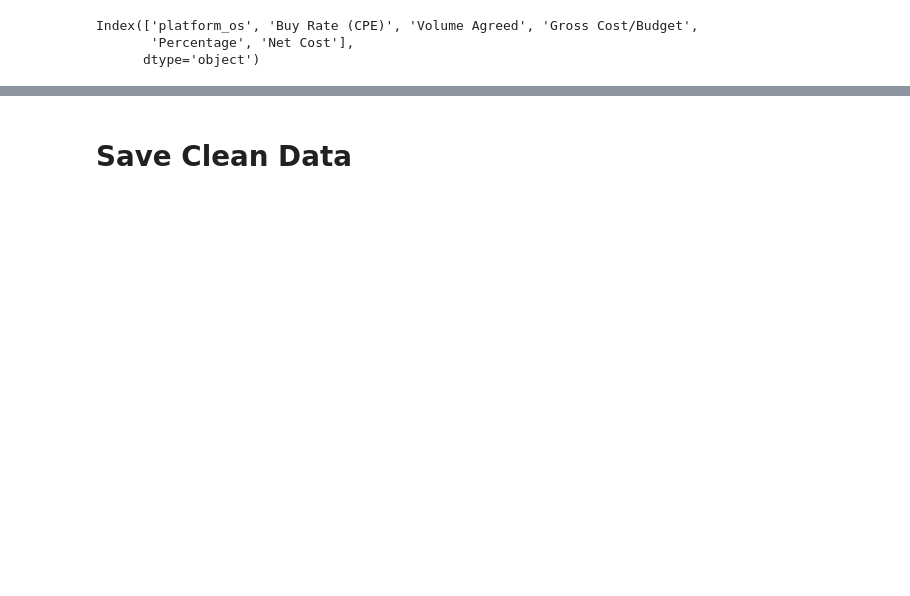
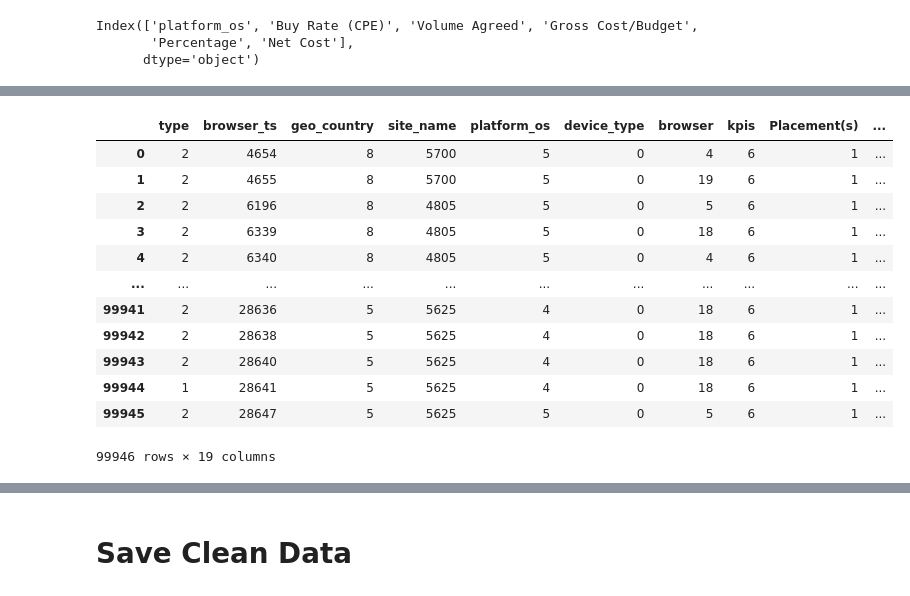
Before and after one commit to abel-blue/data-science-challenge, a Jupyter notebook: notebooks/4. ml_preprocess.ipynb, the cells around one changed output, grey strips where cells are left out. Cells and saved outputs as stored; diff of their text form; code cells hidden in the pictures; blank space fills up the shorter version.

Commit message:
preparating data for ml model  and

```diff
--- a/notebooks/4. ml_preprocess.ipynb
+++ b/notebooks/4. ml_preprocess.ipynb
@@ -217,0 +202,22 @@ MemoryError: Unable to allocate 9.22 GiB for an array with shape (99501, 99501)
+# %%
+cols =['enddate',
+ 'Placement(s)',
+ 'Cost Centre',
+ 'geo_country',
+ 'site_name',
+ 'browser',
+ 'device_type',
+ 'type',
+ 'currency',
+ 'Serving Location(s)',
+ 'browser_ts',
+ 'startdate',
+ 'kpis','platform_os']
+#
+# Encode labels of multiple columns at once
+#
+df_copy[cols] = df_copy[cols].apply(LabelEncoder().fit_transform)
+#
+# Print head
+#
+df_copy.head()
@@ -221,0 +235,19 @@ MemoryError: Unable to allocate 9.22 GiB for an array with shape (99501, 99501)
+# %%
+scaler = DataCleaner(df_copy, deep=True)
+normalizer = DataCleaner(df_copy, deep=True)
+# %%
+cols =['enddate',
+ 'Placement(s)',
+ 'Cost Centre',
+ 'geo_country',
+ 'site_name',
+ 'browser',
+ 'device_type',
+ 'type',
+ 'currency',
+ 'Serving Location(s)',
+ 'browser_ts',
+ 'startdate',
+ 'kpis', 'platform_os']
+# %%
+df_cc = df_copy.drop(cols, axis=1)
@@ -221,0 +263,18 @@ MemoryError: Unable to allocate 9.22 GiB for an array with shape (99501, 99501)
+# %%
+# Using StandardScaler to standardize the all columns
+scale_list = df_cc.columns.to_list()
+scaler.standardize_columns(scale_list)
+# %% [output]
+|  | type | browser_ts | geo_country | site_name | platform_os | device_type | browser | kpis | Placement(s) | ... |
+| 0 | 2 | 4654 | 8 | 5700 | 5 | 0 | 4 | 6 | 1 | ... |
+| 1 | 2 | 4655 | 8 | 5700 | 5 | 0 | 19 | 6 | 1 | ... |
+| 2 | 2 | 6196 | 8 | 4805 | 5 | 0 | 5 | 6 | 1 | ... |
+| 3 | 2 | 6339 | 8 | 4805 | 5 | 0 | 18 | 6 | 1 | ... |
+| 4 | 2 | 6340 | 8 | 4805 | 5 | 0 | 4 | 6 | 1 | ... |
+| ... | ... | ... | ... | ... | ... | ... | ... | ... | ... | ... |
+| 99941 | 2 | 28636 | 5 | 5625 | 4 | 0 | 18 | 6 | 1 | ... |
+| 99942 | 2 | 28638 | 5 | 5625 | 4 | 0 | 18 | 6 | 1 | ... |
+| 99943 | 2 | 28640 | 5 | 5625 | 4 | 0 | 18 | 6 | 1 | ... |
+| 99944 | 1 | 28641 | 5 | 5625 | 4 | 0 | 18 | 6 | 1 | ... |
+| 99945 | 2 | 28647 | 5 | 5625 | 5 | 0 | 5 | 6 | 1 | ... |
+99946 rows × 19 columns
```
Also changed, not shown: parts of 14 cells of this notebook, 1 other file.
